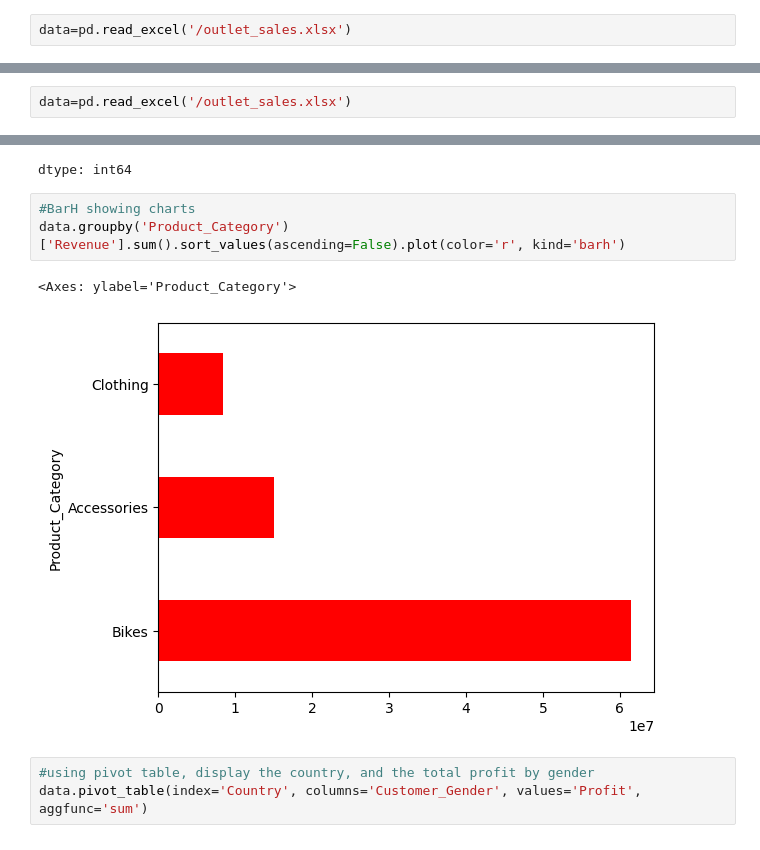
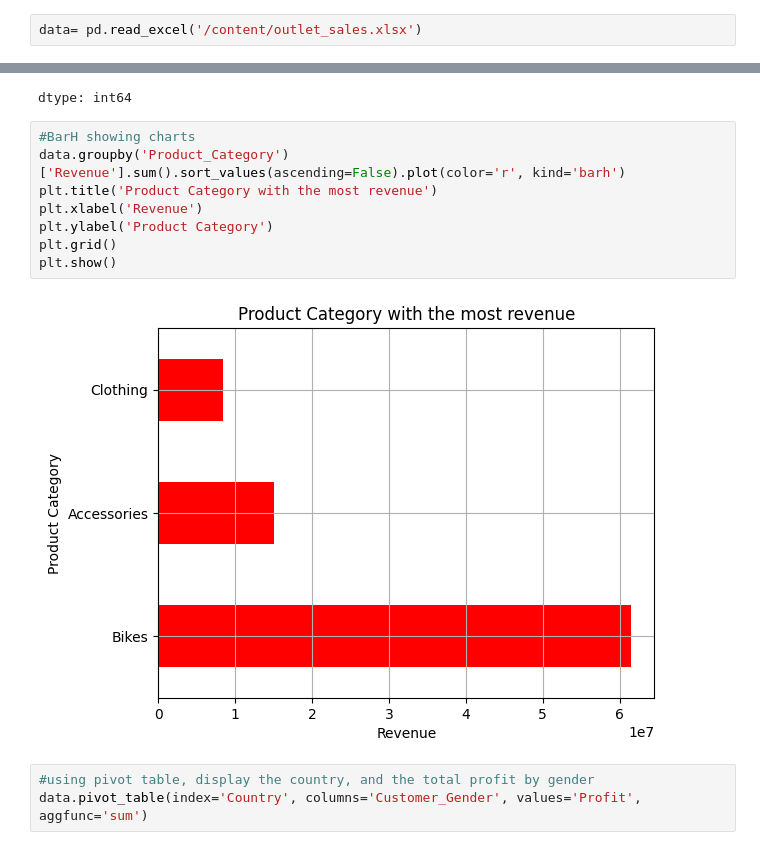
Before and after one commit to Joshyballa/Joshyballa, a Jupyter notebook: python_project.ipynb, the cells around one changed output, grey strips where cells are left out. Cells and saved outputs as stored; diff of their text form.

```diff
--- a/python_project.ipynb
+++ b/python_project.ipynb
@@ -55,7 +29,7 @@ c.) Total Profit
 5. Using pie Chart display the age group with their order quantity
 6. using the scatterplot, display the relationship between revenue and the profits.
 # %%
-data=pd.read_excel('/outlet_sales.xlsx')
+data= pd.read_excel('/content/outlet_sales.xlsx')
 # %%
 data
 # %% [output]
@@ -85,5 +49,3 @@ import seaborn as sns
-# %%
-data=pd.read_excel('/outlet_sales.xlsx')
 # %%
 # Checking for duplicates
 data.duplicated().any()
@@ -142,9 +104,13 @@ dtype: int64
 # %%
 #BarH showing charts
 data.groupby('Product_Category')['Revenue'].sum().sort_values(ascending=False).plot(color='r', kind='barh')
+plt.title('Product Category with the most revenue')
+plt.xlabel('Revenue')
+plt.ylabel('Product Category')
+plt.grid()
+plt.show()
 # %% [output]
-<Axes: ylabel='Product_Category'>
-[figure, old version]
+[figure, new version]
 # %%
 #using pivot table, display the country, and the total profit by gender
 data.pivot_table(index='Country', columns='Customer_Gender', values='Profit', aggfunc='sum')
```
Also changed, not shown: parts of 11 cells of this notebook.
